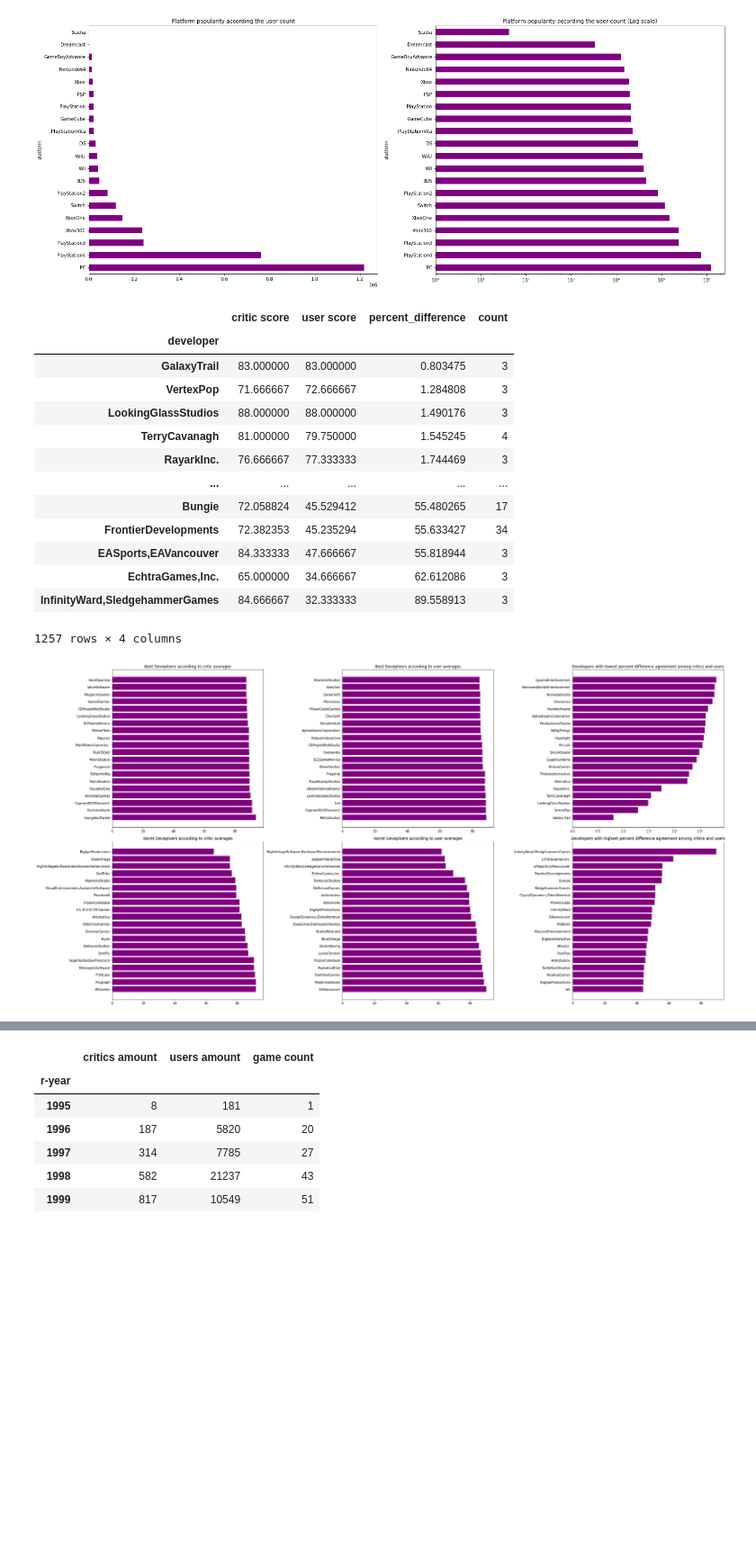
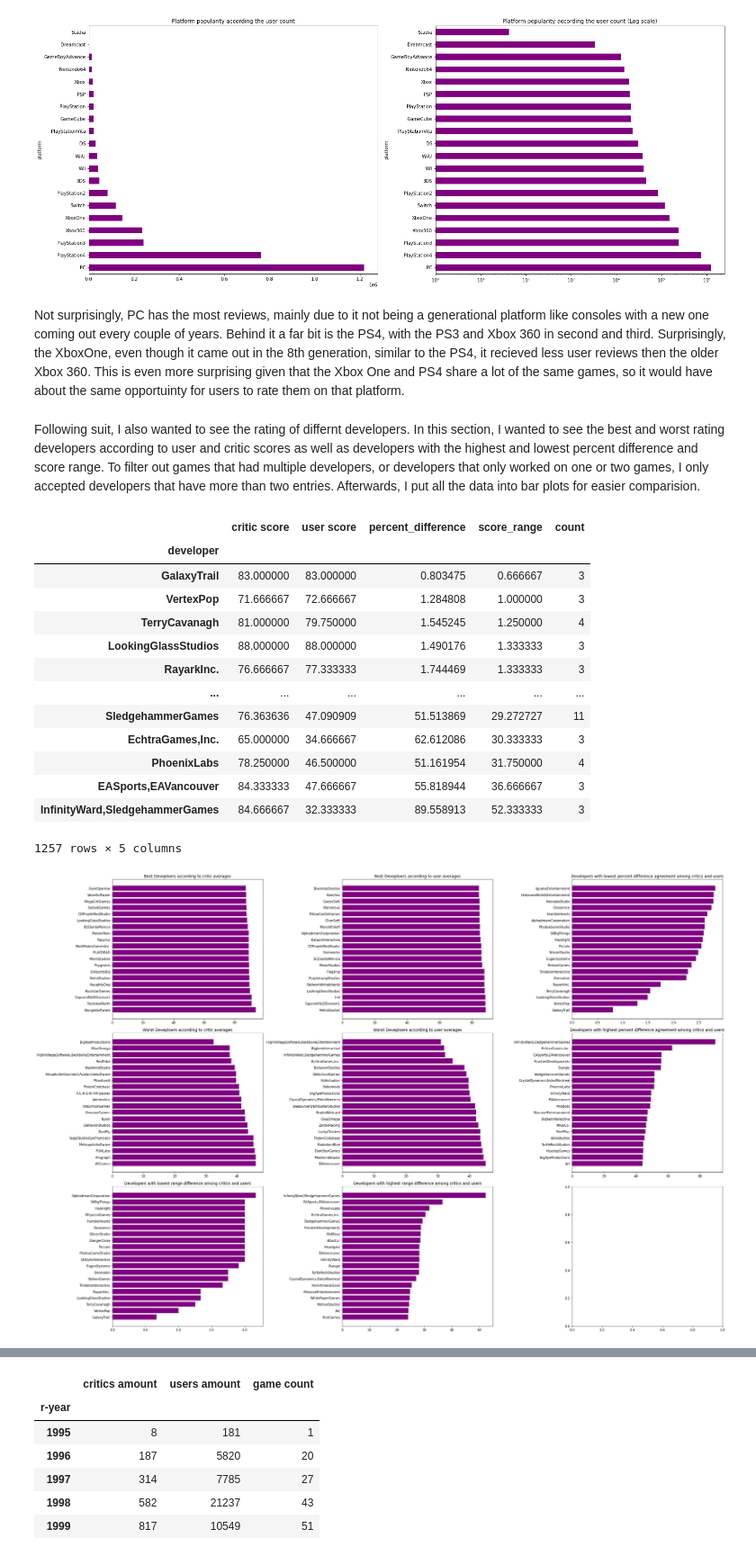
Before and after one commit to BlexxeCode/DataProjects, a Jupyter notebook: difference-between-critics-and-user-game-scores.ipynb, the cells around one changed output, grey strips where cells are left out. Shown at 90% size. Saved outputs shown, nothing was run; the diff lists cells and outputs as text; code cells hidden in the pictures; blank space fills up the shorter version.

```diff
--- a/difference-between-critics-and-user-game-scores.ipynb
+++ b/difference-between-critics-and-user-game-scores.ipynb
@@ -190,3 +192,5 @@ As an extra, I also decided to make a separate column exclusively for the year,
+# %%
+game_scores['score_range'] = abs(game_scores['critic score'] - game_scores['user score'])
 # %%
 # converting the release date to a more easier to work with datetime format.
 game_scores['r-date'] = pd.to_datetime(game_scores['r-date'])
@@ -612,45 +689,53 @@ axes[1].set_title('Platform popularity according the user count (Log scale)')
 # %% [output]
 Text(0.5, 1.0, 'Platform popularity according the user count (Log scale)')
 [figure]
+# %% [markdown]
+Not surprisingly, PC has the most reviews, mainly due to it not being a generational platform like consoles with a new one coming out every couple of years. Behind it a far bit is the PS4, with the PS3 and Xbox 360 in second and third. Surprisingly, the XboxOne, even though it came out in the 8th generation, similar to the PS4, it recieved less user reviews then the older Xbox 360. This is even more surprising given that the Xbox One and PS4 share a lot of the same games, so it would have about the same opportuinty for users to rate them on that platform.
+# %% [markdown]
+Following suit, I also wanted to see the rating of differnt developers. In this section, I wanted to see the best and worst rating developers according to user and critic scores as well as developers with the highest and lowest percent difference and score range. To filter out games that had multiple developers, or developers that only worked on one or two games, I only accepted developers that have more than two entries. Afterwards, I put all the data into bar plots for easier comparision.
 # %%
 # developer bar chart
-developer_best= game_scores.groupby('developer')['critic score','user score','percent_difference'].mean()
+developer_best= game_scores.groupby('developer')['critic score','user score','percent_difference','score_range'].mean()
 developer_best['count'] = game_scores.groupby('developer')['name'].count()
 developer_best_c = (developer_best.sort_values('critic score', ascending=False)).loc[developer_best['count'] > 2]
 developer_best_u = (developer_best.sort_values('user score', ascending=False)).loc[developer_best['count'] > 2]
 developer_best_p = (developer_best.sort_values('percent_difference')).loc[developer_best['count'] > 2]
-developer_best_p
+developer_best_r = (developer_best.sort_values('score_range')).loc[developer_best['count'] > 2]
+developer_best_r
 # %% [output]
-|  | critic score | user score | percent_difference | count |
-| developer |  |  |  |  |
-| GalaxyTrail | 83.000000 | 83.000000 | 0.803475 | 3 |
-| VertexPop | 71.666667 | 72.666667 | 1.284808 | 3 |
-| LookingGlassStudios | 88.000000 | 88.000000 | 1.490176 | 3 |
-| TerryCavanagh | 81.000000 | 79.750000 | 1.545245 | 4 |
-| RayarkInc. | 76.666667 | 77.333333 | 1.744469 | 3 |
-| ... | ... | ... | ... | ... |
-| Bungie | 72.058824 | 45.529412 | 55.480265 | 17 |
-| FrontierDevelopments | 72.382353 | 45.235294 | 55.633427 | 34 |
-| EASports,EAVancouver | 84.333333 | 47.666667 | 55.818944 | 3 |
-| EchtraGames,Inc. | 65.000000 | 34.666667 | 62.612086 | 3 |
-| InfinityWard,SledgehammerGames | 84.666667 | 32.333333 | 89.558913 | 3 |
+|  | critic score | user score | percent_difference | score_range | count |
+| developer |  |  |  |  |  |
+| GalaxyTrail | 83.000000 | 83.000000 | 0.803475 | 0.666667 | 3 |
+| VertexPop | 71.666667 | 72.666667 | 1.284808 | 1.000000 | 3 |
+| TerryCavanagh | 81.000000 | 79.750000 | 1.545245 | 1.250000 | 4 |
+| LookingGlassStudios | 88.000000 | 88.000000 | 1.490176 | 1.333333 | 3 |
+| RayarkInc. | 76.666667 | 77.333333 | 1.744469 | 1.333333 | 3 |
+| ... | ... | ... | ... | ... | ... |
+| SledgehammerGames | 76.363636 | 47.090909 | 51.513869 | 29.272727 | 11 |
+| EchtraGames,Inc. | 65.000000 | 34.666667 | 62.612086 | 30.333333 | 3 |
+| PhoenixLabs | 78.250000 | 46.500000 | 51.161954 | 31.750000 | 4 |
+| EASports,EAVancouver | 84.333333 | 47.666667 | 55.818944 | 36.666667 | 3 |
+| InfinityWard,SledgehammerGames | 84.666667 | 32.333333 | 89.558913 | 52.333333 | 3 |
-1257 rows × 4 columns
+1257 rows × 5 columns
 # %%
 #best, worst, developers along with lowest and highest percent differences
-fig, axes = plt.subplots(2,3, figsize=(30,15))
+fig, axes = plt.subplots(3,3, figsize=(30,20))
 axes[0,0].barh(y=developer_best_c.head(20).index, width=developer_best_c['critic score'].head(20),color='purple')
 axes[0,0].set_title('Best Deveploers according to critic averages')
 axes[0,1].barh(y=developer_best_u.head(20).index, width=developer_best_u['user score'].head(20),color='purple')
 axes[0,1].set_title('Best Deveploers according to user averages')
 axes[0,2].barh(y=developer_best_p.head(20).index, width=developer_best_p['percent_difference'].head(20),color='purple')
 axes[0,2].set_title('Developers with lowest percent difference agreement among critics and users')
 axes[1,0].barh(y=developer_best_c.tail(20).index, width=developer_best_c['critic score'].tail(20),color='purple')
 axes[1,0].set_title('Worst Deveploers according to critic averages')
 axes[1,1].barh(y=developer_best_u.tail(20).index, width=developer_best_u['user score'].tail(20),color='purple')
 axes[1,1].set_title('Worst Deveploers according to user averages')
 axes[1,2].barh(y=developer_best_p.tail(20).index, width=developer_best_p['percent_difference'].tail(20),color='purple')
 axes[1,2].set_title('Developers with highest percent difference agreement among critics and users')
-
+axes[2,0].barh(y=developer_best_r.head(20).index, width=developer_best_r['score_range'].head(20), color='purple')
+axes[2,0].set_title('Developers with lowest range difference among critics and users')
+axes[2,1].barh(y=developer_best_r.tail(20).index, width=developer_best_r['score_range'].tail(20), color='purple')
+axes[2,1].set_title('Developers with highest range difference among critics and users')
 fig.tight_layout()
 # %% [output]
-[figure, old version]
+[figure, new version]
```
Also changed, not shown: parts of 69 cells of this notebook.
